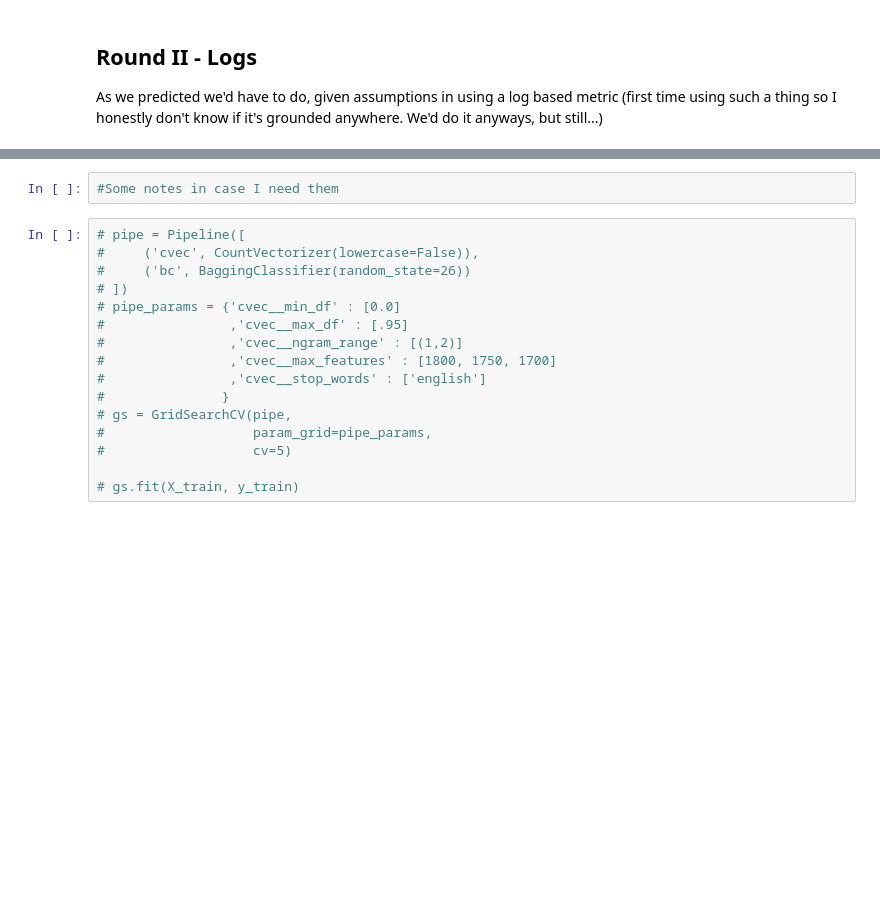
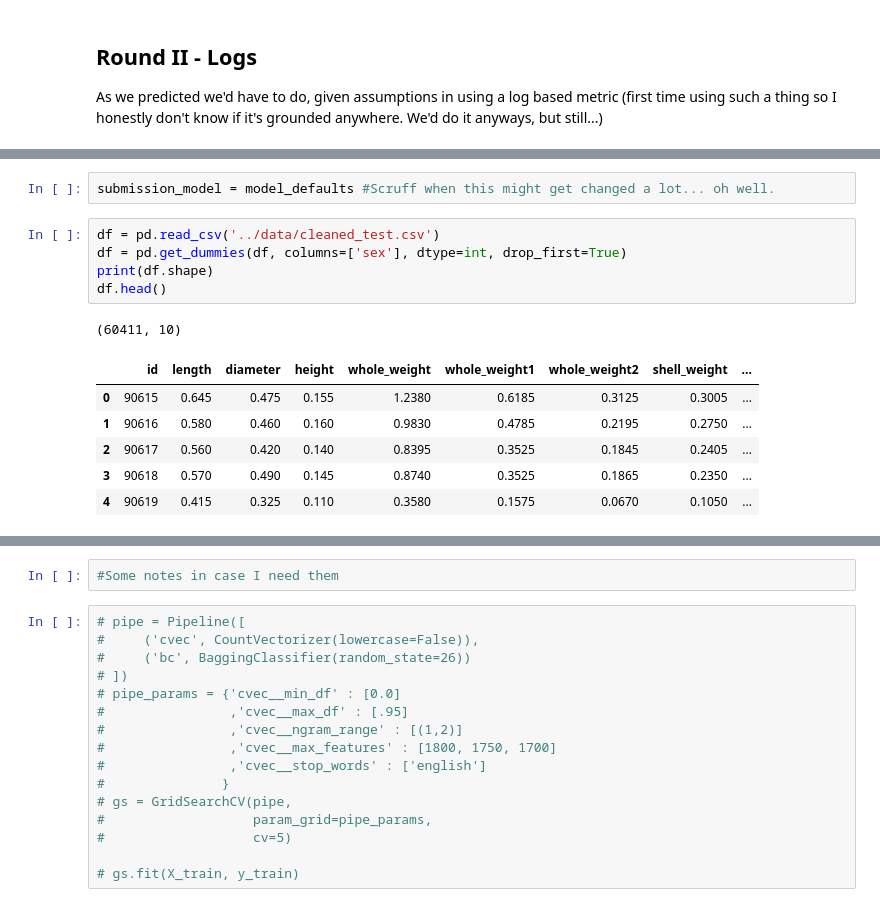
Before and after one commit to bwolff26/abalone_regression, a Jupyter notebook: code/modeling_i.ipynb, the cells around one changed output, grey strips where cells are left out. Saved outputs shown, nothing was run; the diff lists cells and outputs as text; blank space fills up the shorter version.

```diff
--- a/code/modeling_i.ipynb
+++ b/code/modeling_i.ipynb
@@ -429,0 +520,15 @@ As we predicted we'd have to do, given assumptions in using a log based metric (
+# %%
+submission_model = model_defaults #Scruff when this might get changed a lot... oh well.
+# %%
+df = pd.read_csv('../data/cleaned_test.csv')
+df = pd.get_dummies(df, columns=['sex'], dtype=int, drop_first=True)
+print(df.shape)
+df.head()
+# %% [output]
+(60411, 10)
+|  | id | length | diameter | height | whole_weight | whole_weight1 | whole_weight2 | shell_weight | ... |
+| 0 | 90615 | 0.645 | 0.475 | 0.155 | 1.2380 | 0.6185 | 0.3125 | 0.3005 | ... |
+| 1 | 90616 | 0.580 | 0.460 | 0.160 | 0.9830 | 0.4785 | 0.2195 | 0.2750 | ... |
+| 2 | 90617 | 0.560 | 0.420 | 0.140 | 0.8395 | 0.3525 | 0.1845 | 0.2405 | ... |
+| 3 | 90618 | 0.570 | 0.490 | 0.145 | 0.8740 | 0.3525 | 0.1865 | 0.2350 | ... |
+| 4 | 90619 | 0.415 | 0.325 | 0.110 | 0.3580 | 0.1575 | 0.0670 | 0.1050 | ... |
```
Also changed, not shown: parts of 25 cells of this notebook, 1 other file.
